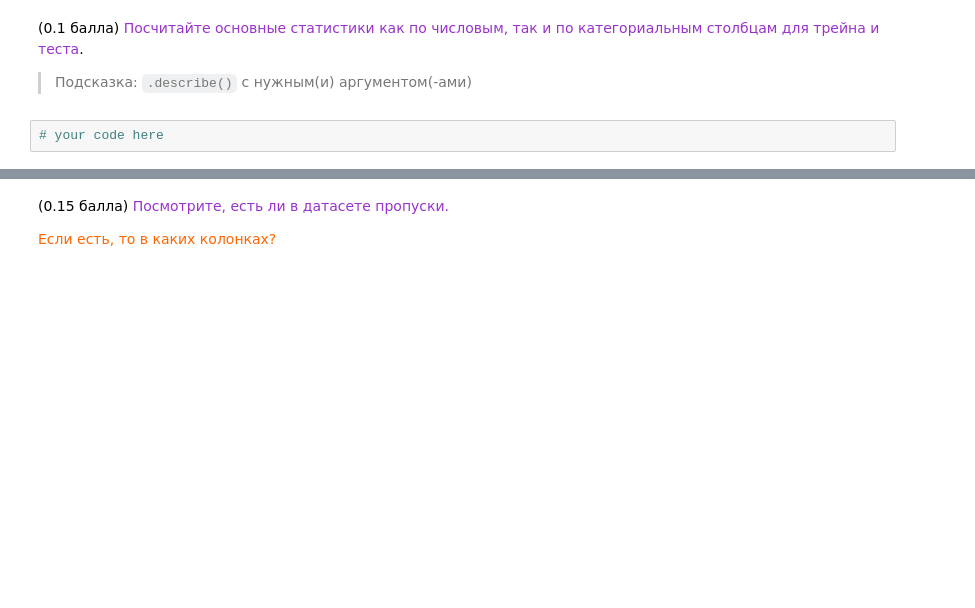
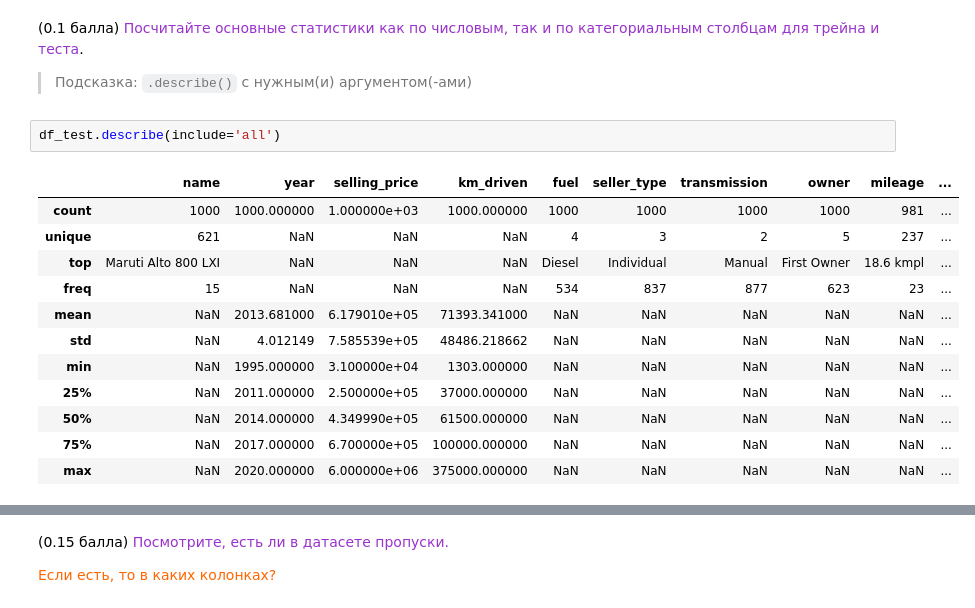
Before and after one commit to TiunovNN/hse-ml-homeworks, a Jupyter notebook: homework1/HW1_Regression_with_inference.ipynb, the cells around one changed output, grey strips where cells are left out. Saved outputs shown, nothing was run; the diff lists cells and outputs as text; blank space fills up the shorter version.

```diff
--- a/homework1/HW1_Regression_with_inference.ipynb
+++ b/homework1/HW1_Regression_with_inference.ipynb
@@ -47,5 +76,18 @@ print("Test data shape: ", df_test.shape)
 # %% [markdown]
 (0.1 балла) <font color='#9933CC'>Посчитайте основные статистики как по числовым, так и по категориальным столбцам для трейна и теста</font>.
 > Подсказка: ``.describe()`` с нужным(и) аргументом(-ами)
-# %%
-# your code here
+# %%
+df_test.describe(include='all')
+# %% [output]
+|  | name | year | selling_price | km_driven | fuel | seller_type | transmission | owner | mileage | ... |
+| count | 1000 | 1000.000000 | 1.000000e+03 | 1000.000000 | 1000 | 1000 | 1000 | 1000 | 981 | ... |
+| unique | 621 | NaN | NaN | NaN | 4 | 3 | 2 | 5 | 237 | ... |
+| top | Maruti Alto 800 LXI | NaN | NaN | NaN | Diesel | Individual | Manual | First Owner | 18.6 kmpl | ... |
+| freq | 15 | NaN | NaN | NaN | 534 | 837 | 877 | 623 | 23 | ... |
+| mean | NaN | 2013.681000 | 6.179010e+05 | 71393.341000 | NaN | NaN | NaN | NaN | NaN | ... |
+| std | NaN | 4.012149 | 7.585539e+05 | 48486.218662 | NaN | NaN | NaN | NaN | NaN | ... |
+| min | NaN | 1995.000000 | 3.100000e+04 | 1303.000000 | NaN | NaN | NaN | NaN | NaN | ... |
+| 25% | NaN | 2011.000000 | 2.500000e+05 | 37000.000000 | NaN | NaN | NaN | NaN | NaN | ... |
+| 50% | NaN | 2014.000000 | 4.349990e+05 | 61500.000000 | NaN | NaN | NaN | NaN | NaN | ... |
+| 75% | NaN | 2017.000000 | 6.700000e+05 | 100000.000000 | NaN | NaN | NaN | NaN | NaN | ... |
+| max | NaN | 2020.000000 | 6.000000e+06 | 375000.000000 | NaN | NaN | NaN | NaN | NaN | ... |
```
Also changed, not shown: parts of 30 cells of this notebook.
